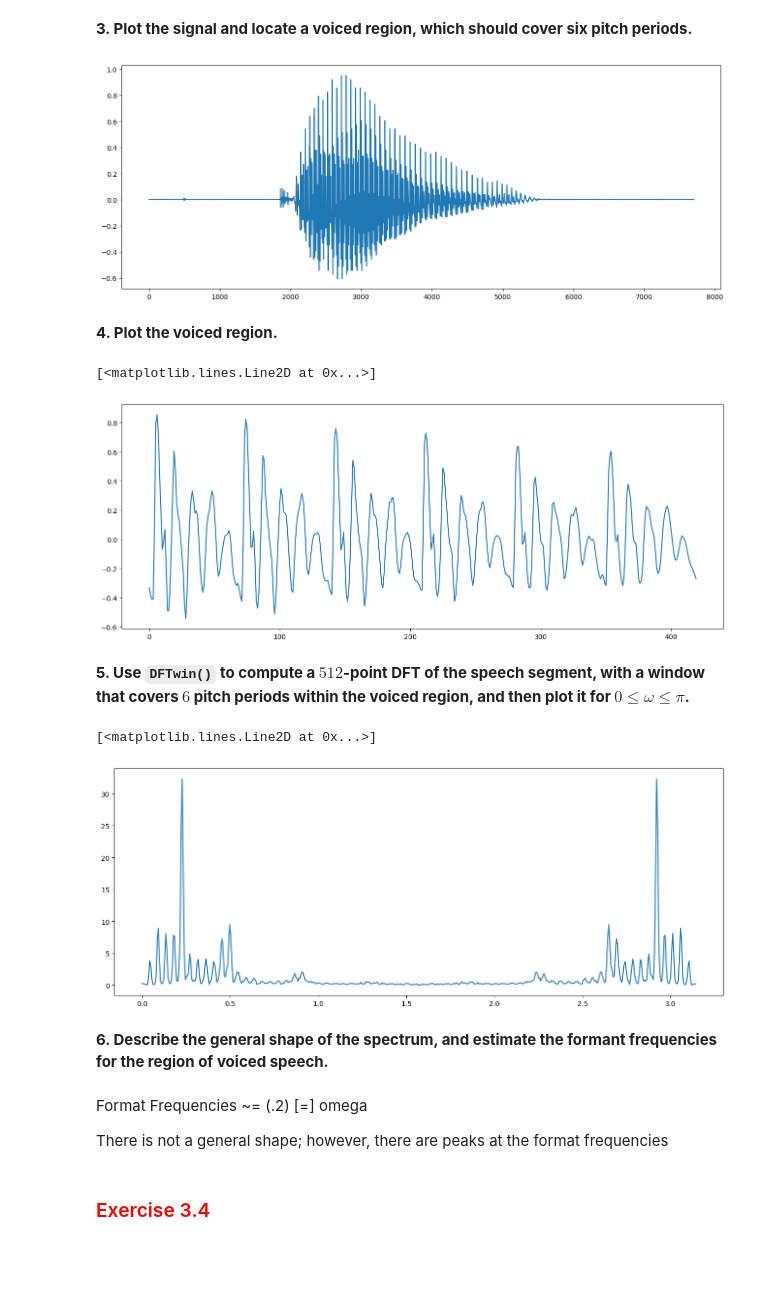
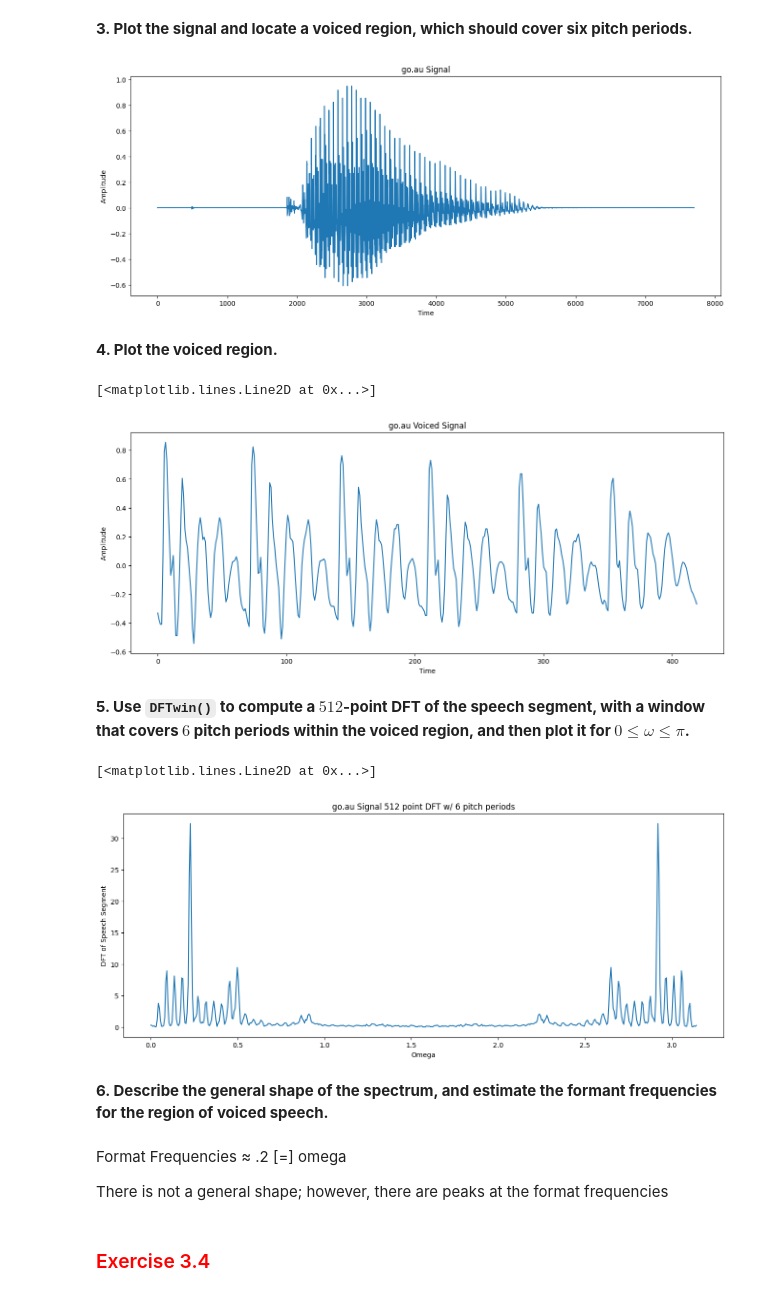
Before and after one commit to cdavin2/dsp_lab09a, a Jupyter notebook: lab09a_final_report.ipynb, the cells around one changed output. Drawn from its saved outputs; the diff is of its cells as text; code cells hidden in the pictures; blank space fills up the shorter version.

````diff
--- a/lab09a_final_report.ipynb
+++ b/lab09a_final_report.ipynb
@@ -208,10 +218,13 @@ go, fs = sf.read("go.au")
 # plt.rcParams['figure.figsize'] = (12, 6)
 # %%
 # insert your code here
+plt.title("go.au Signal")
+plt.ylabel("Amplitude")
+plt.xlabel("Time")
 plt.plot(go)
 go_voiced_6 = go[2980:3400] # battle tested
 # %% [output]
-[figure, old version]
+[figure, new version]
 # %%
 # # make the plot not interactive
 # %matplotlib inline
@@ -222,24 +235,31 @@ go_voiced_6 = go[2980:3400] # battle tested
 **4. Plot the voiced region.**
 # %%
 # insert your code here
+plt.title("go.au Voiced Signal")
+plt.ylabel("Amplitude")
+plt.xlabel("Time")
 plt.plot(go_voiced_6)
 # %% [output]
 [<matplotlib.lines.Line2D at 0x...>]
-[figure, old version]
+[figure, new version]
 # %% [markdown]
 **5. Use ```DFTwin()``` to compute a $512$-point DFT of the speech segment, with a window that covers $6$ pitch periods within the voiced region, and then plot it for $0\leq \omega\leq\pi$.**
 # %%
 # insert your code here
 w = np.linspace(0, np.pi, 512)
 STDFT_voice = DFTwin(go, len(go_voiced_6), 2980, 512)
+
+plt.title("go.au Signal 512 point DFT w/ 6 pitch periods")
+plt.ylabel("DFT of Speech Segment")
+plt.xlabel("Omega")
 plt.plot(w, STDFT_voice)
 # %% [output]
 [<matplotlib.lines.Line2D at 0x...>]
-[figure, old version]
+[figure, new version]
 # %% [markdown]
 **6. Describe the general shape of the spectrum, and estimate the formant frequencies for the region of voiced speech.**
 # %% [markdown]
-Format Frequencies ~= (.2) [=] omega
+Format Frequencies ≈ .2 [=] omega
 
 There is not a general shape; however, there are peaks at the format frequencies
 # %% [markdown]
````
Also changed, not shown: parts of 29 cells of this notebook.
